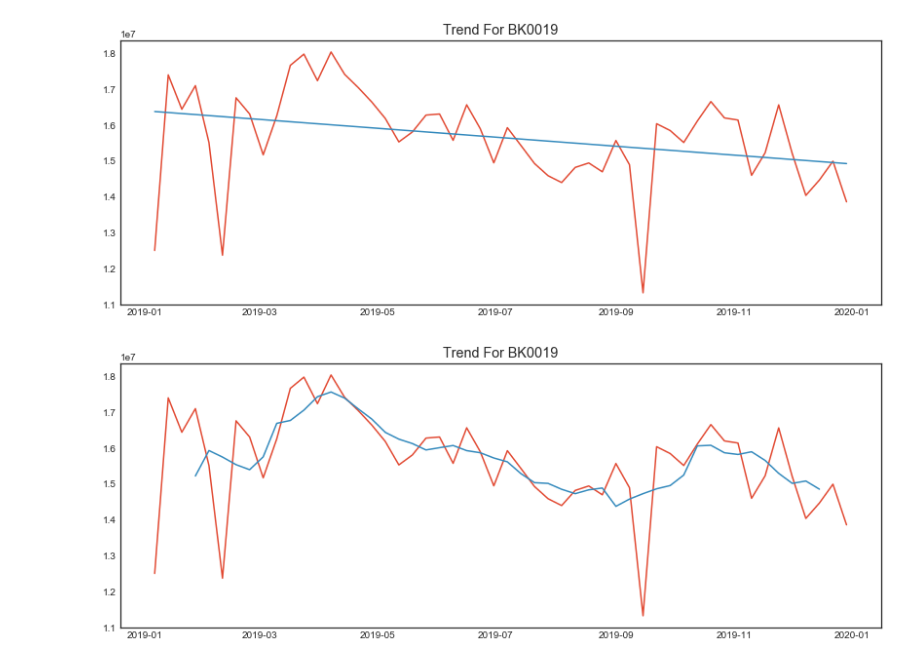
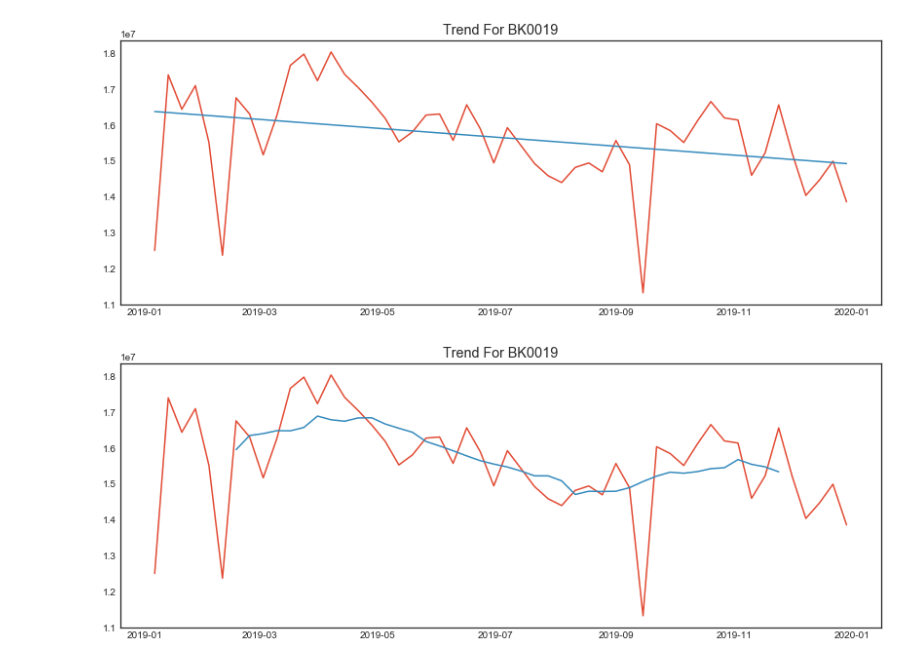
Before and after one commit to chul0717/capstone2, a Jupyter notebook: src/notebook.ipynb, the cells around one changed output. Saved outputs shown, nothing was run; the diff lists cells and outputs as text; code cells hidden in the pictures.

```diff
--- a/src/notebook.ipynb
+++ b/src/notebook.ipynb
@@ -285,6 +285,6 @@ def plot_ma_trend(ax, store_df, STORE_CODE, window=6):
     ax.plot(ma)
 # %%
 fig, ax = plt.subplots(figsize=(14,5))
-plot_ma_trend(ax, store_df1, "BK0019")
+plot_ma_trend(ax, store_df1, "BK0019", window=12)
 # %% [output]
-[figure, old version]
+[figure, new version]
```
Also changed, not shown: parts of 9 cells of this notebook.
